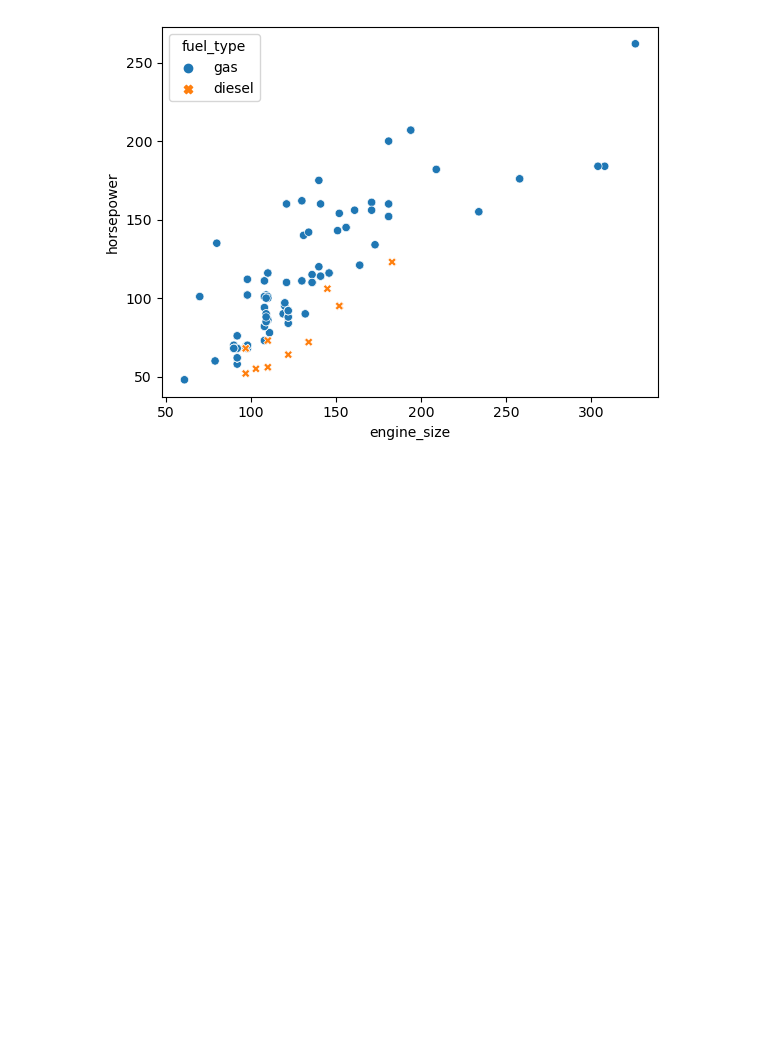
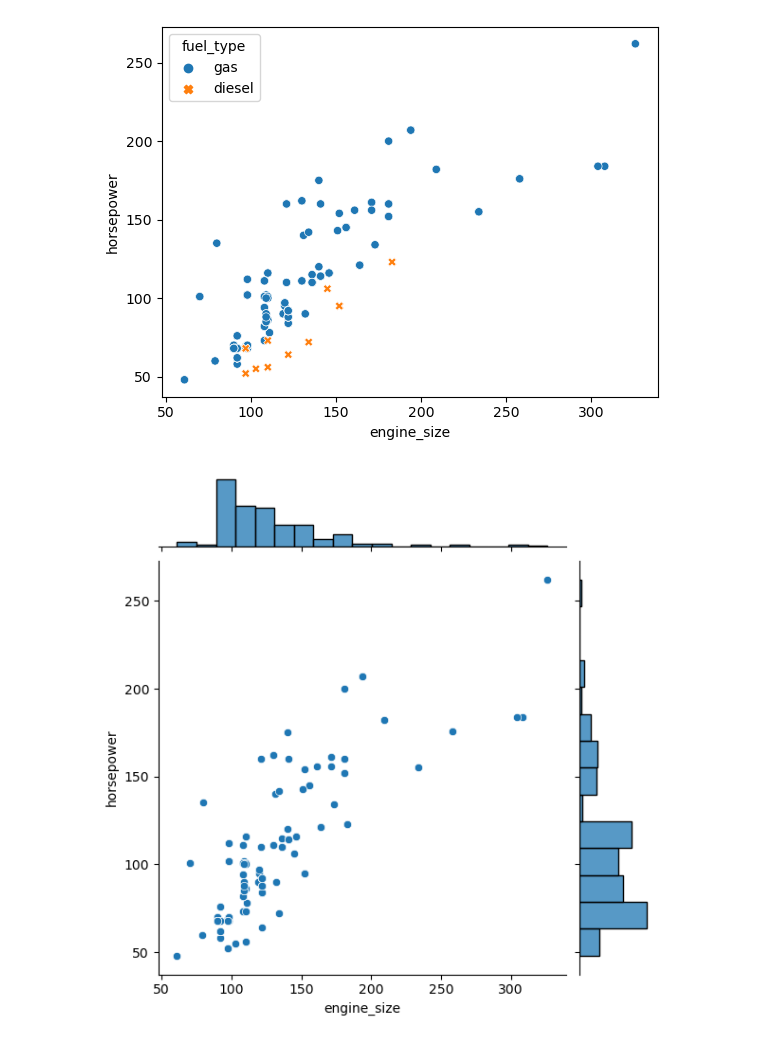
Before and after one commit to oscahumbertomr/python-AI---ML--Business-Applications, a Jupyter notebook: week2-Python-for-Visualization-and-EDA/matplot.ipynb, the cells around one changed output. Cells and saved outputs as stored; diff of their text form; code cells hidden in the pictures; blank space fills up the shorter version.

```diff
--- a/week2-Python-for-Visualization-and-EDA/matplot.ipynb
+++ b/week2-Python-for-Visualization-and-EDA/matplot.ipynb
@@ -217,4 +217,8 @@ sns.scatterplot(data=df, x='engine_size', y='horsepower')
 sns.scatterplot(data=df, x='engine_size', y='horsepower',hue='fuel_type', style='fuel_type');
 # %% [output]
 [figure]
+# %%
+sns.jointplot(data=df, x='engine_size', y='horsepower');
+# %% [output]
+[figure, added]
 # %%
```
Also changed, not shown: parts of 25 cells of this notebook, 1 other file.
